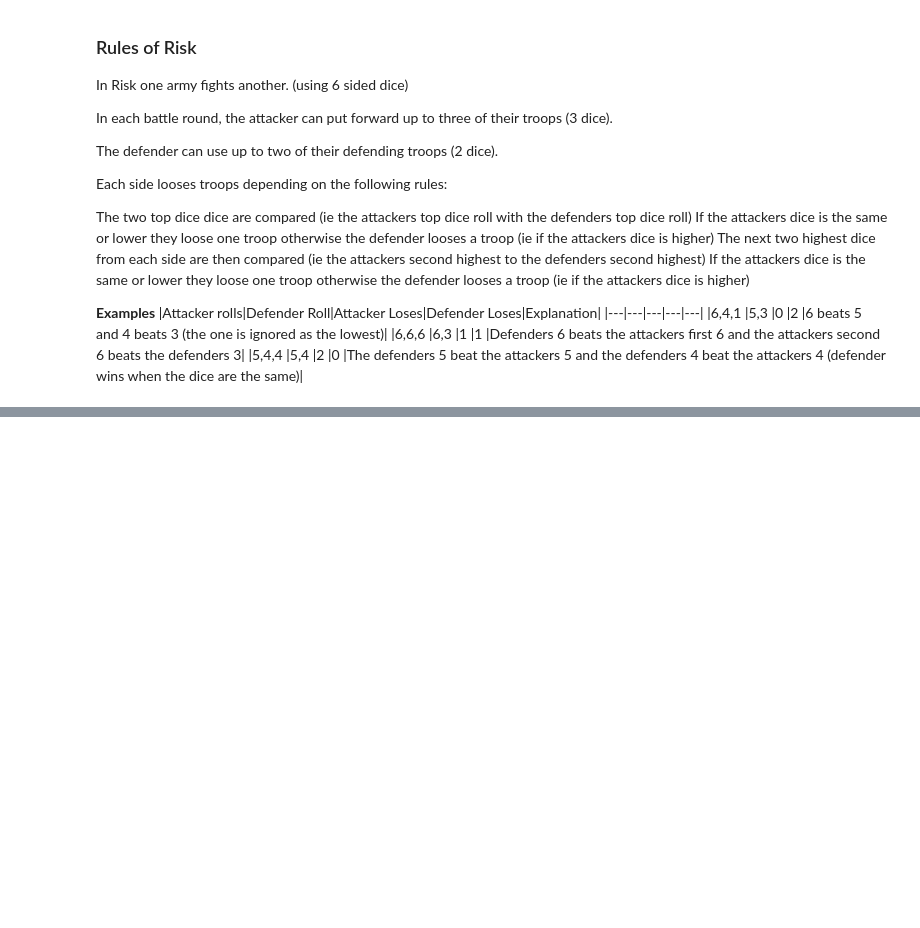
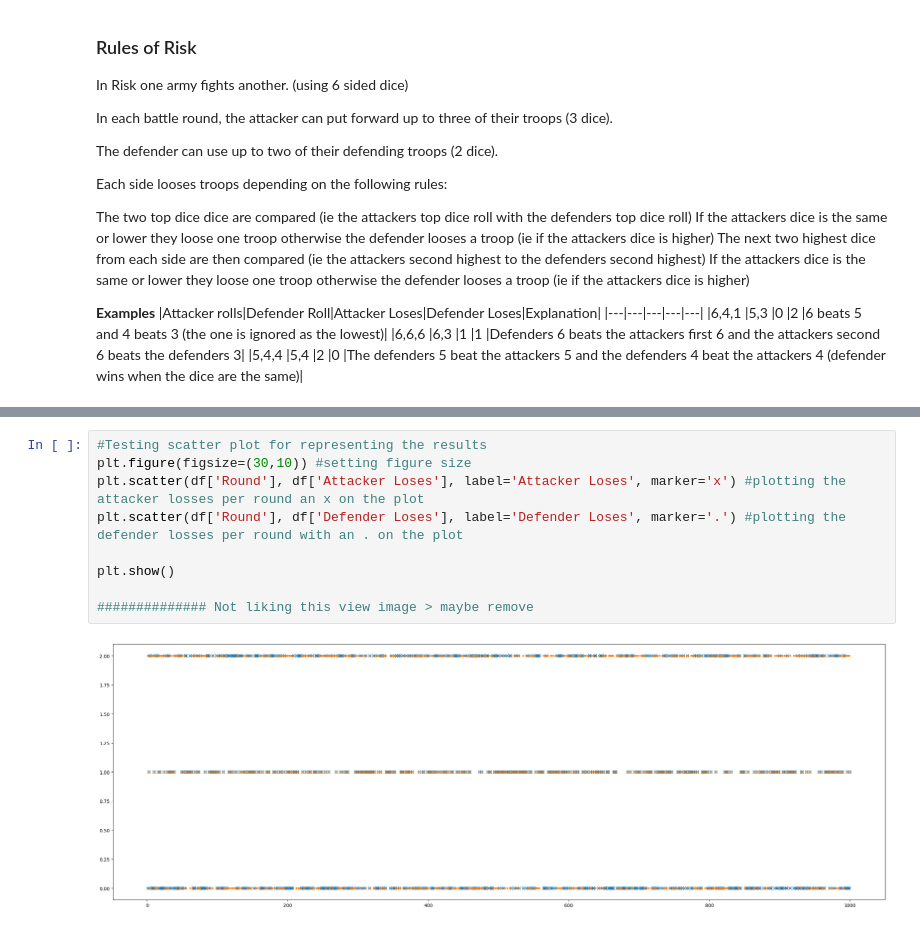
Before and after one commit to Ange-Dvs/PFDA-assignments, a Jupyter notebook: assignment_05_risk.ipynb, the cells around one changed output, grey strips where cells are left out. Drawn from its saved outputs; the diff is of its cells as text; blank space fills up the shorter version.

```diff
--- a/assignment_05_risk.ipynb
+++ b/assignment_05_risk.ipynb
@@ -99,0 +150,11 @@ Round 2:
+# %%
+#Testing scatter plot for representing the results
+plt.figure(figsize=(30,10)) #setting figure size
+plt.scatter(df['Round'], df['Attacker Loses'], label='Attacker Loses', marker='x') #plotting the attacker losses per round an x on the plot
+plt.scatter(df['Round'], df['Defender Loses'], label='Defender Loses', marker='.') #plotting the defender losses per round with an . on the plot
+
+plt.show()
+
+############## Not liking this view image > maybe remove
+# %% [output]
+[figure, added]
```
Also changed, not shown: parts of 8 cells of this notebook, 2 other files.
